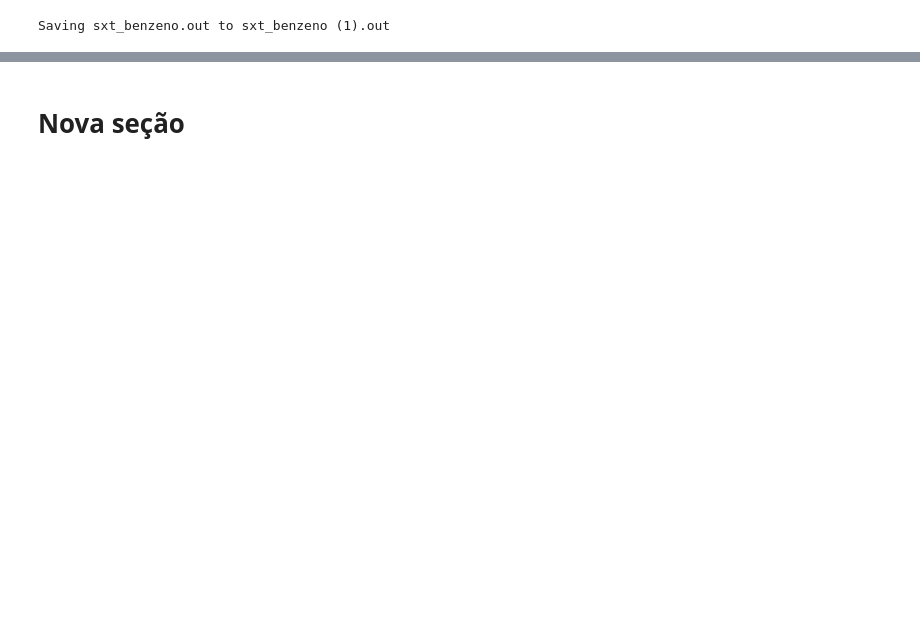
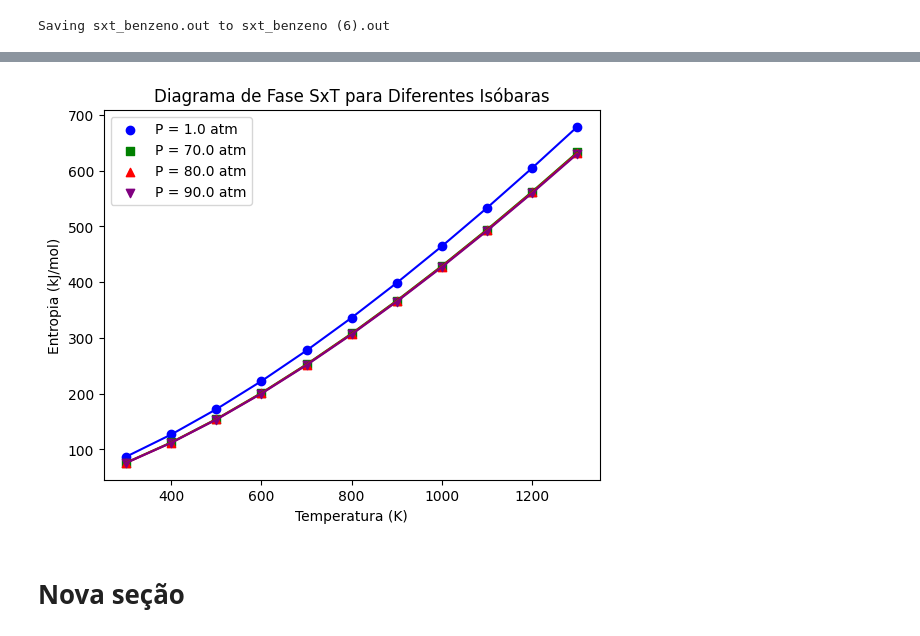
Before and after one commit to rrcardozo23/fisica_computacional_2023_furg, a Jupyter notebook: diagrama_sxt.ipynb, the cells around one changed output, grey strips where cells are left out. Drawn from its saved outputs; the diff is of its cells as text; code cells hidden in the pictures; blank space fills up the shorter version.

Commit message:
código pronto (geração de matriz + plot de diagramas de fase)

```diff
--- a/diagrama_sxt.ipynb
+++ b/diagrama_sxt.ipynb
@@ -5,6 +5,7 @@ import re
 import numpy as np
 import pandas as pd
 from google.colab import files  # Importe a biblioteca de upload de arquivos
+import matplotlib.pyplot as plt
 
 # Função para extrair valores inteiros de uma linha
 def extrair_valores_inteiros(linha):
@@ -68,13 +69,38 @@ valores_pressao = valores_pressao[:min_linhas]
 matriz_final = np.column_stack((matriz_entropia[:, 1:], matriz_temperatura, valores_pressao))
 
 # Criar um DataFrame com cabeçalhos e valores formatados
-df = pd.DataFrame(matriz_final, columns=["S(kcal/mol)", "T(K)", "P(atm)"])
+df = pd.DataFrame(matriz_final, columns=["S(kJ/mol)", "T(K)", "P(atm)"])
 
 # Salvar o DataFrame em um novo arquivo de texto
-df.to_csv('/content/diagrama_fase.txt', index=False, float_format='%.2f', sep='\t', header=True)
+# df.to_csv('/content/diagrama_fase.txt', index=False, float_format='%.2f', sep='\t', header=True)
 
-from google.colab import files
-files.download('/content/diagrama_fase.txt')
+# from google.colab import files
+# files.download('/content/diagrama_fase.txt')
+
+# Exibir diagramas de fase para diferentes pressões
+# pressoes_desejadas = [1, 70, 80, 90]
+
+# Separar os dados para cada isóbara
+isobaras = df['P(atm)'].unique()
+
+# Criar um gráfico com cores e marcadores distintos para cada isóbara
+fig, ax = plt.subplots()
+
+for isobara in isobaras:
+    dados_isobara = df[df['P(atm)'] == isobara]
+    marcador = 'o' if isobara == 1 else 's' if isobara == 70 else '^' if isobara == 80 else 'v'
+    cor = 'blue' if isobara == 1 else 'green' if isobara == 70 else 'red' if isobara == 80 else 'purple'
+    ax.scatter(dados_isobara['T(K)'], dados_isobara['S(kJ/mol)'], label=f'P = {isobara} atm', marker=marcador, color=cor)
+    ax.plot(dados_isobara['T(K)'], dados_isobara['S(kJ/mol)'], linestyle='-', color=cor)
+
+# Adicionar legendas e rótulos aos eixos
+ax.legend()
+ax.set_xlabel('Temperatura (K)')
+ax.set_ylabel('Entropia (kJ/mol)')
+ax.set_title('Diagrama de Fase SxT para Diferentes Isóbaras')
+
+# Mostrar o gráfico
+plt.show()
 # %% [output]
 [interactive output not drawn]
-Saving sxt_benzeno.out to sxt_benzeno (1).out
+Saving sxt_benzeno.out to sxt_benzeno (6).out
@@ -83,2 +107,3 @@ Saving sxt_benzeno.out to sxt_benzeno (1).out
+[figure, added]
 # %% [markdown]
 # Nova seção
```
Also changed, not shown: parts of 1 cell of this notebook.
